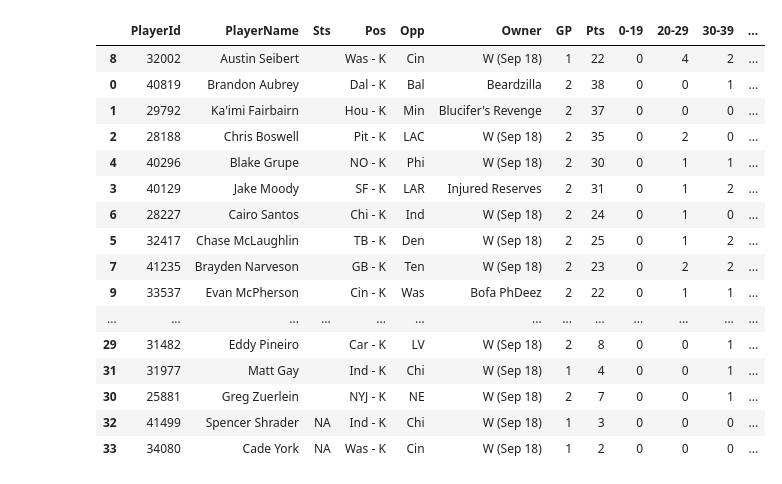
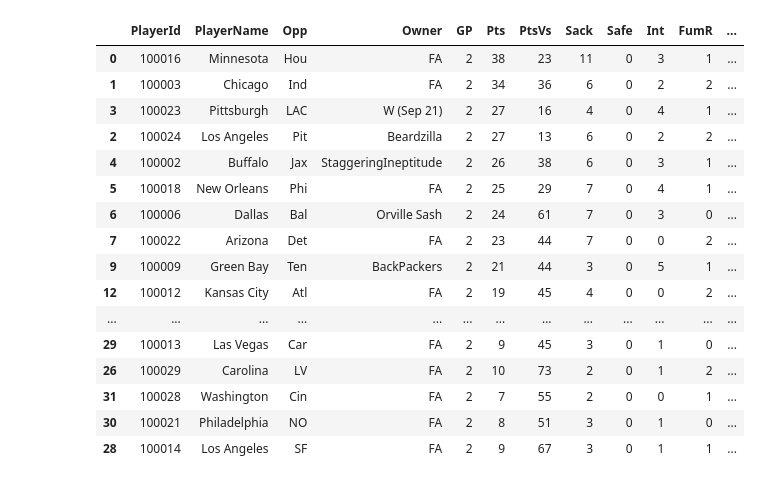
Before and after one commit to mattaschmann/ffanalyze, a Jupyter notebook: notebooks/ffstats.ipynb, the cells around one changed output. Drawn from its saved outputs; the diff is of its cells as text; code cells hidden in the pictures.

```diff
--- a/notebooks/ffstats.ipynb
+++ b/notebooks/ffstats.ipynb
@@ -1,32 +1,32 @@
 # %%
 import sys
 import pandas as pd
 
 sys.path.append('../src/')
 
-from ffanalyze.pos_player_stats import sheet, style_sheet, Position
-pos = Position.K
+from ffanalyze.stats import sheet, style_sheet, Position
+pos = Position.DEF
 pos_sheet = sheet(pos).sort_values(by='Zval', ascending=False)
 style_sheet(pos_sheet, pos)
 
 # from ffanalyze import k_stats
 # k_sheet = k_stats.sheet().sort_values(by='ExPt', ascending=False)
 # k_sheet
 # %% [output]
-|  | PlayerId | PlayerName | Sts | Pos | Opp | Owner | GP | Pts | 0-19 | 20-29 | 30-39 | ... |
-| 8 | 32002 | Austin Seibert |  | Was - K | Cin | W (Sep 18) | 1 | 22 | 0 | 4 | 2 | ... |
-| 0 | 40819 | Brandon Aubrey |  | Dal - K | Bal | Beardzilla | 2 | 38 | 0 | 0 | 1 | ... |
-| 1 | 29792 | Ka'imi Fairbairn |  | Hou - K | Min | Blucifer's Revenge | 2 | 37 | 0 | 0 | 0 | ... |
-| 2 | 28188 | Chris Boswell |  | Pit - K | LAC | W (Sep 18) | 2 | 35 | 0 | 2 | 0 | ... |
-| 4 | 40296 | Blake Grupe |  | NO - K | Phi | W (Sep 18) | 2 | 30 | 0 | 1 | 1 | ... |
-| 3 | 40129 | Jake Moody |  | SF - K | LAR | Injured Reserves | 2 | 31 | 0 | 1 | 2 | ... |
-| 6 | 28227 | Cairo Santos |  | Chi - K | Ind | W (Sep 18) | 2 | 24 | 0 | 1 | 0 | ... |
-| 5 | 32417 | Chase McLaughlin |  | TB - K | Den | W (Sep 18) | 2 | 25 | 0 | 1 | 2 | ... |
-| 7 | 41235 | Brayden Narveson |  | GB - K | Ten | W (Sep 18) | 2 | 23 | 0 | 2 | 2 | ... |
-| 9 | 33537 | Evan McPherson |  | Cin - K | Was | Bofa PhDeez | 2 | 22 | 0 | 1 | 1 | ... |
+|  | PlayerId | PlayerName | Opp | Owner | GP | Pts | PtsVs | Sack | Safe | Int | FumR | ... |
+| 0 | 100016 | Minnesota | Hou | FA | 2 | 38 | 23 | 11 | 0 | 3 | 1 | ... |
+| 1 | 100003 | Chicago | Ind | FA | 2 | 34 | 36 | 6 | 0 | 2 | 2 | ... |
+| 3 | 100023 | Pittsburgh | LAC | W (Sep 21) | 2 | 27 | 16 | 4 | 0 | 4 | 1 | ... |
+| 2 | 100024 | Los Angeles | Pit | Beardzilla | 2 | 27 | 13 | 6 | 0 | 2 | 2 | ... |
+| 4 | 100002 | Buffalo | Jax | StaggeringIneptitude | 2 | 26 | 38 | 6 | 0 | 3 | 1 | ... |
+| 5 | 100018 | New Orleans | Phi | FA | 2 | 25 | 29 | 7 | 0 | 4 | 1 | ... |
+| 6 | 100006 | Dallas | Bal | Orville Sash | 2 | 24 | 61 | 7 | 0 | 3 | 0 | ... |
+| 7 | 100022 | Arizona | Det | FA | 2 | 23 | 44 | 7 | 0 | 0 | 2 | ... |
+| 9 | 100009 | Green Bay | Ten | BackPackers | 2 | 21 | 44 | 3 | 0 | 5 | 1 | ... |
+| 12 | 100012 | Kansas City | Atl | FA | 2 | 19 | 45 | 4 | 0 | 0 | 2 | ... |
 | ... | ... | ... | ... | ... | ... | ... | ... | ... | ... | ... | ... | ... |
-| 29 | 31482 | Eddy Pineiro |  | Car - K | LV | W (Sep 18) | 2 | 8 | 0 | 0 | 1 | ... |
-| 31 | 31977 | Matt Gay |  | Ind - K | Chi | W (Sep 18) | 1 | 4 | 0 | 0 | 1 | ... |
-| 30 | 25881 | Greg Zuerlein |  | NYJ - K | NE | W (Sep 18) | 2 | 7 | 0 | 0 | 1 | ... |
-| 32 | 41499 | Spencer Shrader | NA | Ind - K | Chi | W (Sep 18) | 1 | 3 | 0 | 0 | 0 | ... |
-| 33 | 34080 | Cade York | NA | Was - K | Cin | W (Sep 18) | 1 | 2 | 0 | 0 | 0 | ... |
+| 29 | 100013 | Las Vegas | Car | FA | 2 | 9 | 45 | 3 | 0 | 1 | 0 | ... |
+| 26 | 100029 | Carolina | LV | FA | 2 | 10 | 73 | 2 | 0 | 1 | 2 | ... |
+| 31 | 100028 | Washington | Cin | FA | 2 | 7 | 55 | 2 | 0 | 0 | 1 | ... |
+| 30 | 100021 | Philadelphia | NO | FA | 2 | 8 | 51 | 3 | 0 | 1 | 0 | ... |
+| 28 | 100014 | Los Angeles | SF | FA | 2 | 9 | 67 | 3 | 0 | 1 | 1 | ... |
```
Also changed, not shown: 2 other files.
